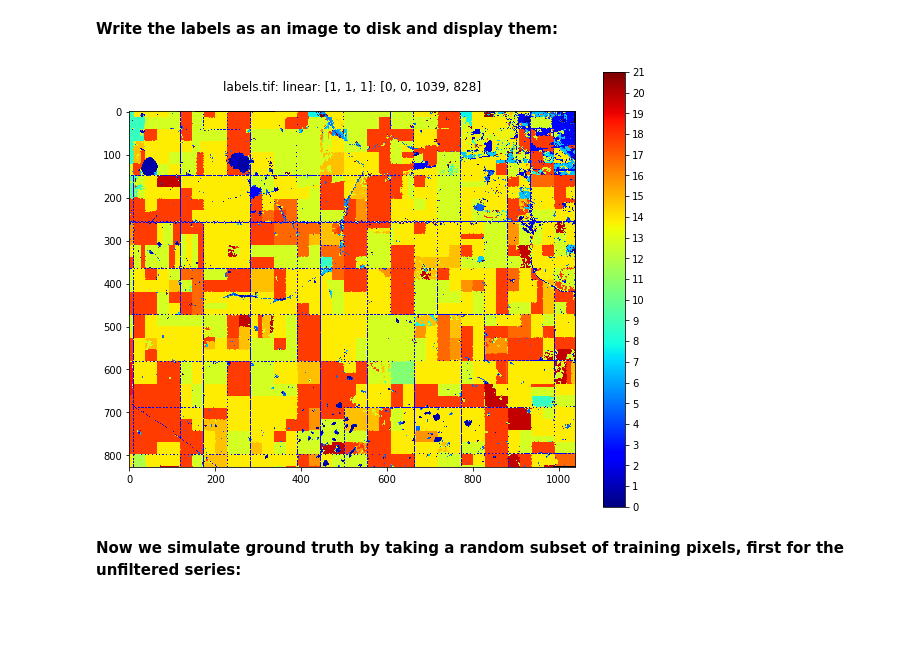
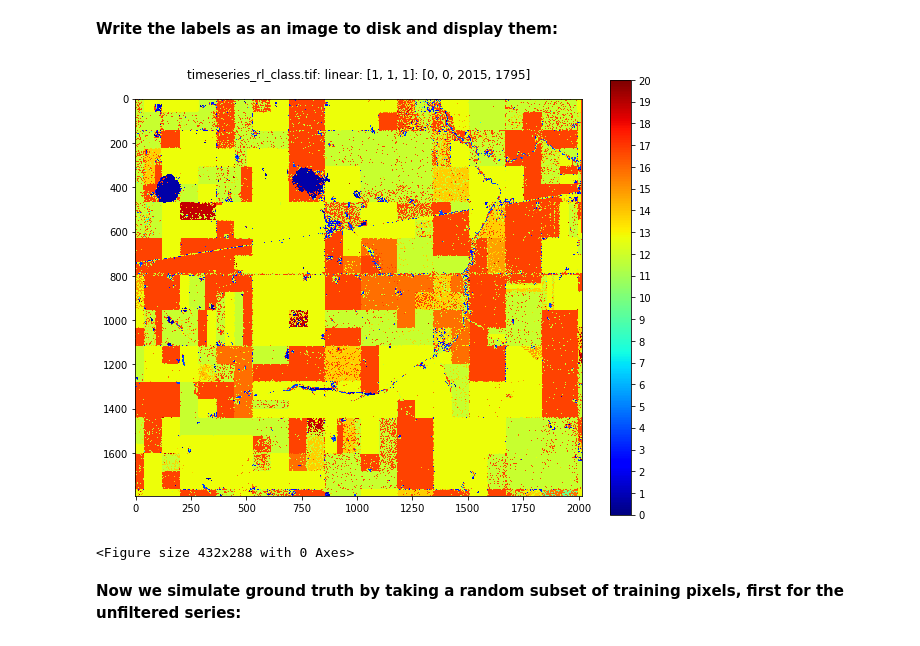
Before and after one commit to mortcanty/EESARDocker, a Jupyter notebook: src/s1class.ipynb, the cells around one changed output. Saved outputs shown, nothing was run; the diff lists cells and outputs as text; code cells hidden in the pictures; blank space fills up the shorter version.

```diff
--- a/src/s1class.ipynb
+++ b/src/s1class.ipynb
@@ -181,12 +196,14 @@ __Write the labels as an image to disk and display them:__
 # %%
 outDataset = driver.Create('imagery/regina/labels.tif',cols,rows,1,GDT_Byte)
 outBand = outDataset.GetRasterBand(1)
 outBand.WriteArray(np.reshape(labels,(rows,cols)))
 outBand.FlushCache()
 outDataset = None
-%run scripts/dispms -f imagery/regina/labels.tif -c
+%run scripts/dispms -f imagery/regina/timeseries_rl_class.tif -c \
+-s '/home/mort/LaTeX/new projects/atsf2020/rl_class.png'
 # %% [output]
-[figure, old version]
+[figure, new version]
+<Figure size 432x288 with 0 Axes>
 # %% [markdown]
 __Now we simulate ground truth by taking a random subset of training pixels, first for the unfiltered series:__
 # %%
```
Also changed, not shown: parts of 27 cells of this notebook, 15 other files.
